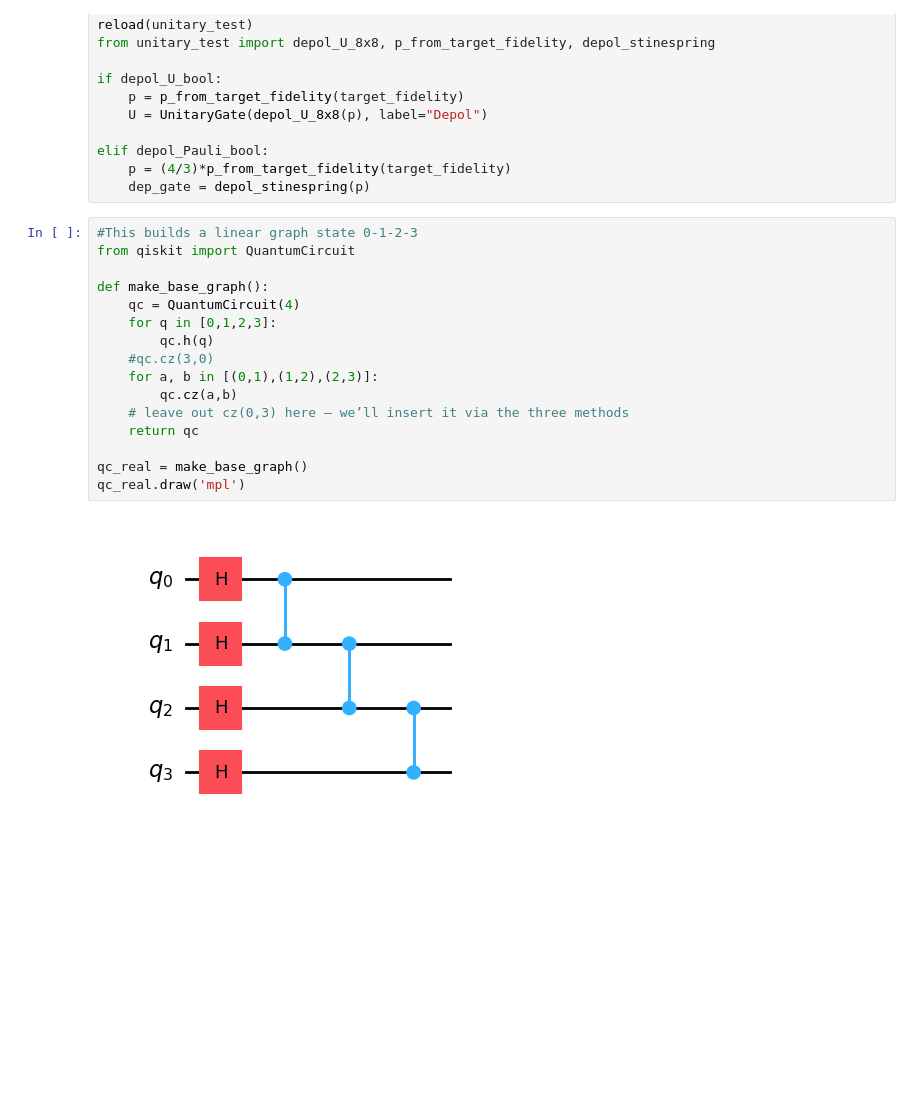
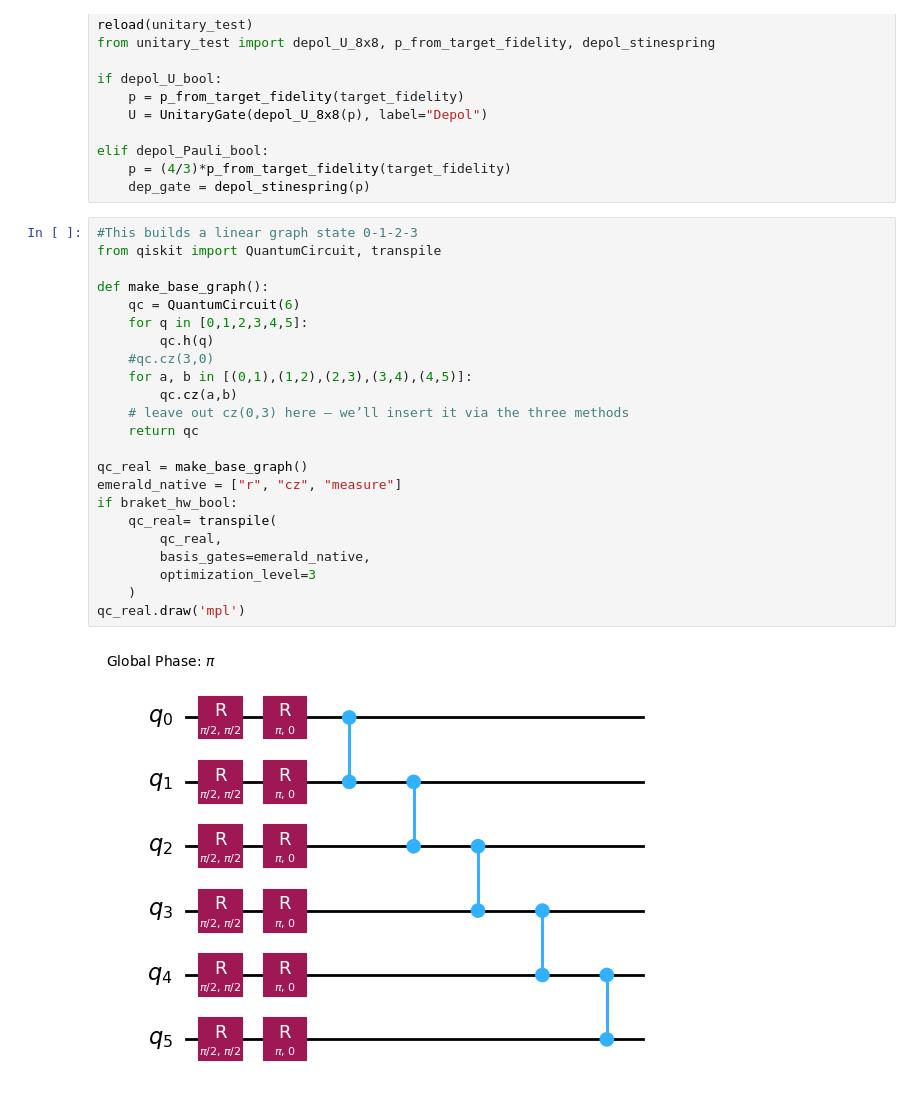
Before and after one commit to antittelbaugh/entanglement_distribution_with_cgs, a Jupyter notebook: Testing_circuit_runs.ipynb, the cells around one changed output. Drawn from its saved outputs; the diff is of its cells as text; blank space fills up the shorter version.

```diff
--- a/Testing_circuit_runs.ipynb
+++ b/Testing_circuit_runs.ipynb
@@ -29,22 +29,29 @@ elif depol_Pauli_bool:
     dep_gate = depol_stinespring(p)
 # %%
 #This builds a linear graph state 0-1-2-3
-from qiskit import QuantumCircuit
+from qiskit import QuantumCircuit, transpile
 
 def make_base_graph():
-    qc = QuantumCircuit(4)
-    for q in [0,1,2,3]:
+    qc = QuantumCircuit(6)
+    for q in [0,1,2,3,4,5]:
         qc.h(q)
     #qc.cz(3,0)
-    for a, b in [(0,1),(1,2),(2,3)]:
+    for a, b in [(0,1),(1,2),(2,3),(3,4),(4,5)]:
         qc.cz(a,b)
     # leave out cz(0,3) here – we’ll insert it via the three methods
     return qc
 
 qc_real = make_base_graph()
+emerald_native = ["r", "cz", "measure"]
+if braket_hw_bool:
+    qc_real= transpile(
+        qc_real,
+        basis_gates=emerald_native,
+        optimization_level=3
+    )
 qc_real.draw('mpl')
 # %% [output]
-[figure, old version]
+[figure, new version]
 # %%
 #This builds the cut bell pair factory for one cut bell pair
 from qiskit import qpy
```
Also changed, not shown: parts of 8 cells of this notebook, 3 other files.
